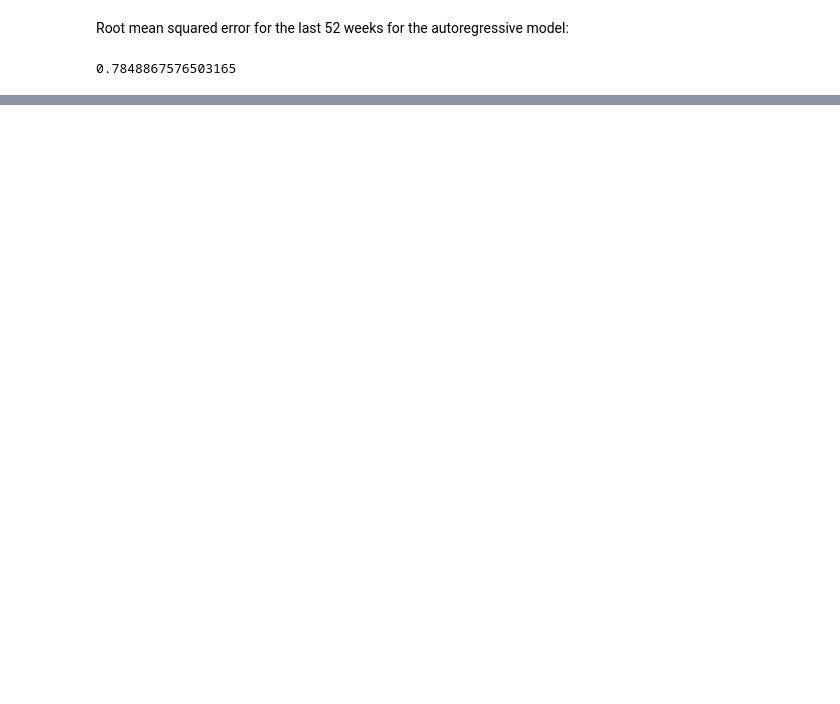
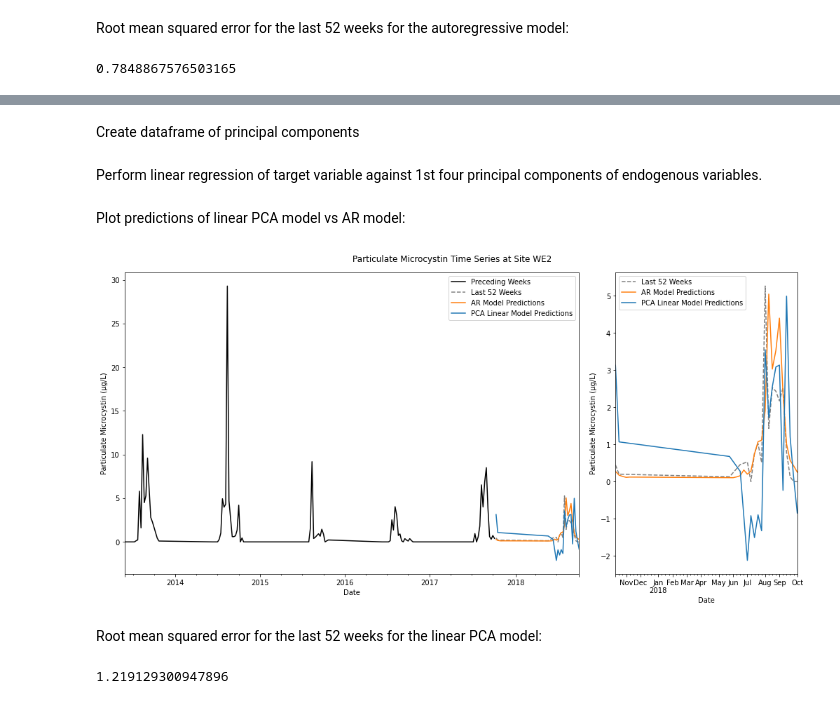
Before and after one commit to marbakes/pca-arima-fun, a Jupyter notebook: Data Processing & Modeling.ipynb, the cells around one changed output, grey strips where cells are left out. Cells and saved outputs as stored; diff of their text form; code cells hidden in the pictures; blank space fills up the shorter version.

```diff
--- a/Data Processing & Modeling.ipynb
+++ b/Data Processing & Modeling.ipynb
@@ -199,0 +221,11 @@ mean_squared_error(y_test, ar_model.predict(X_test)) ** 0.5
+# %%
+pca = PCA(random_state = 26)
+pca.fit(X_train)
+plt.figure(figsize = (9,6))
+plt.plot(np.arange(1, len(pca.explained_variance_ratio_) + 1), 100 * pca.explained_variance_ratio_, label = 'Each PC')
+plt.plot(np.arange(1, len(pca.explained_variance_ratio_) + 1), np.cumsum(100 * pca.explained_variance_ratio_), label = 'Cumulative')
+plt.xticks(np.arange(1, len(pca.explained_variance_ratio_) + 1))
+plt.title("Proportion of Explained Variance for Each Principal Component")
+plt.ylabel("Percentage of Explained Variance")
+plt.legend()
+plt.ylim(0,100);
@@ -199,0 +234,37 @@ mean_squared_error(y_test, ar_model.predict(X_test)) ** 0.5
+# %% [markdown]
+Create dataframe of principal components
+# %%
+pca_df = pd.DataFrame(pca.transform(X_train), columns = [f'PC{i + 1}' for i in range(len(pca.explained_variance_ratio_))], index = X_train.index)
+# %% [markdown]
+Perform linear regression of target variable against 1st four principal components of endogenous variables.
+# %%
+lr_X_train = pca_df[[f'PC{i + 1}' for i in range(4)]]
+lr_X_train = sm.add_constant(lr_X_train)
+lr_model = sm.OLS(y_train, lr_X_train).fit()
+# %%
+pca_df_test = pd.DataFrame(pca.transform(X_test), columns = [f'PC{i + 1}' for i in range(len(pca.explained_variance_ratio_))], index = X_test.index)
+lr_X_test = pca_df_test[[f'PC{i + 1}' for i in range(4)]]
+lr_X_test = sm.add_constant(lr_X_test)
+# %% [markdown]
+Plot predictions of linear PCA model vs AR model:
+# %%
+fig = plt.figure(figsize = (14, 7), constrained_layout=True)
+spec5 = fig.add_gridspec(ncols=2, nrows=1, width_ratios=[5, 2], height_ratios=[1])
+ax1 = fig.add_subplot(spec5[0, 1])
+ax0 = fig.add_subplot(spec5[0, 0])
+ts['Particulate Microcystin (µg/L)'].head(ts.shape[0] - 52).plot(ax = ax0, color = 'k', label = 'Preceding Weeks')
+for ax in [ax0, ax1]:
+    ts['Particulate Microcystin (µg/L)'].tail(52).plot(ax = ax, color = 'gray', linestyle = '--', label = 'Last 52 Weeks')
+    ar_preds.plot(ax = ax, color = 'tab:orange', label = 'AR Model Predictions')
+    lr_model.predict(lr_X_test).plot(ax = ax, color = 'tab:blue', label = 'PCA Linear Model Predictions')
+    ax.set_ylabel('Particulate Microcystin (µg/L)');
+    ax.legend();
+plt.suptitle('Particulate Microcystin Time Series at Site WE2');
+# %% [output]
+[figure, added]
+# %% [markdown]
+Root mean squared error for the last 52 weeks for the linear PCA model:
+# %%
+mean_squared_error(y_test, lr_model.predict(lr_X_test)) ** 0.5
+# %% [output]
+1.219129300947896
```
Also changed, not shown: parts of 7 cells of this notebook.
